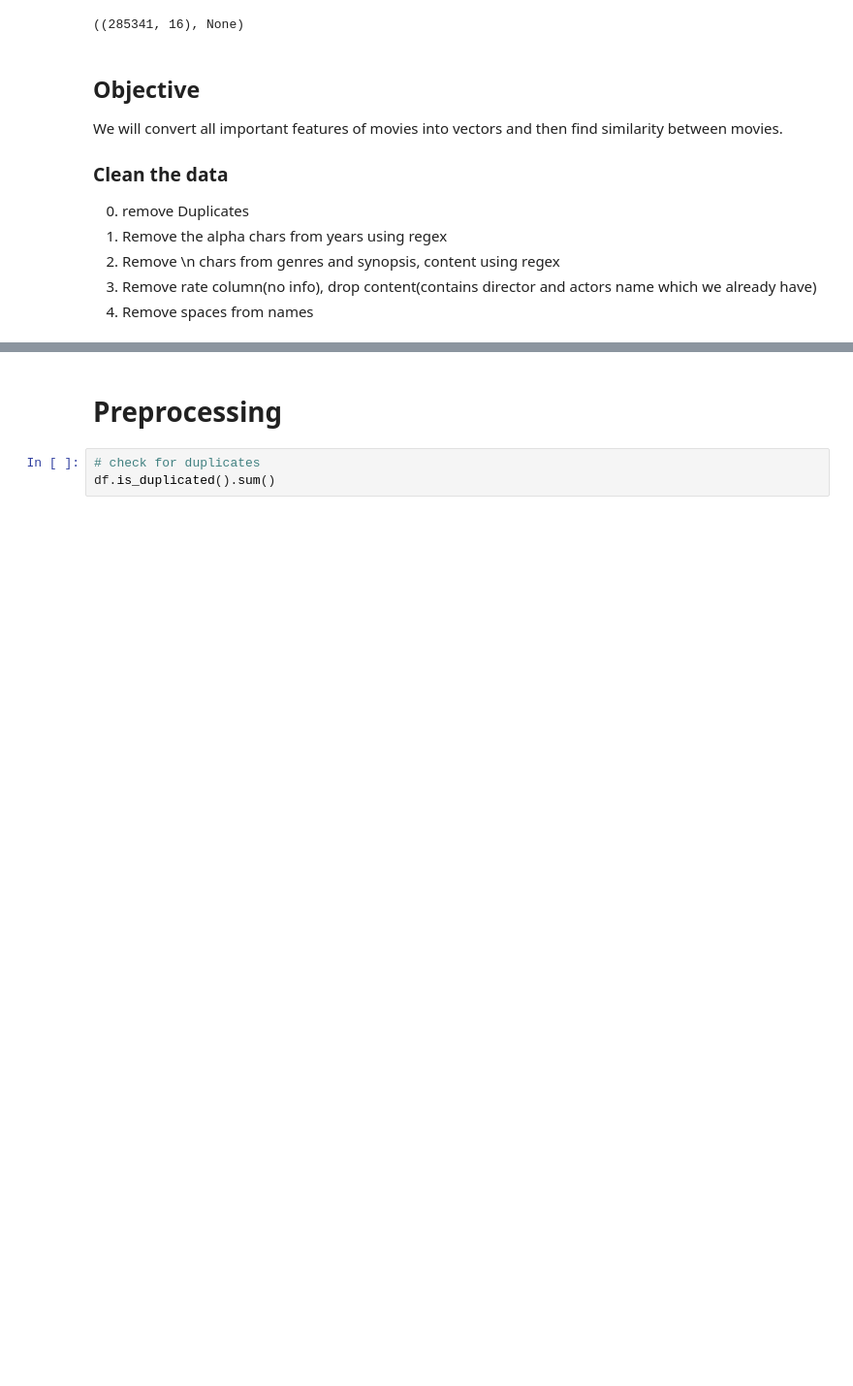
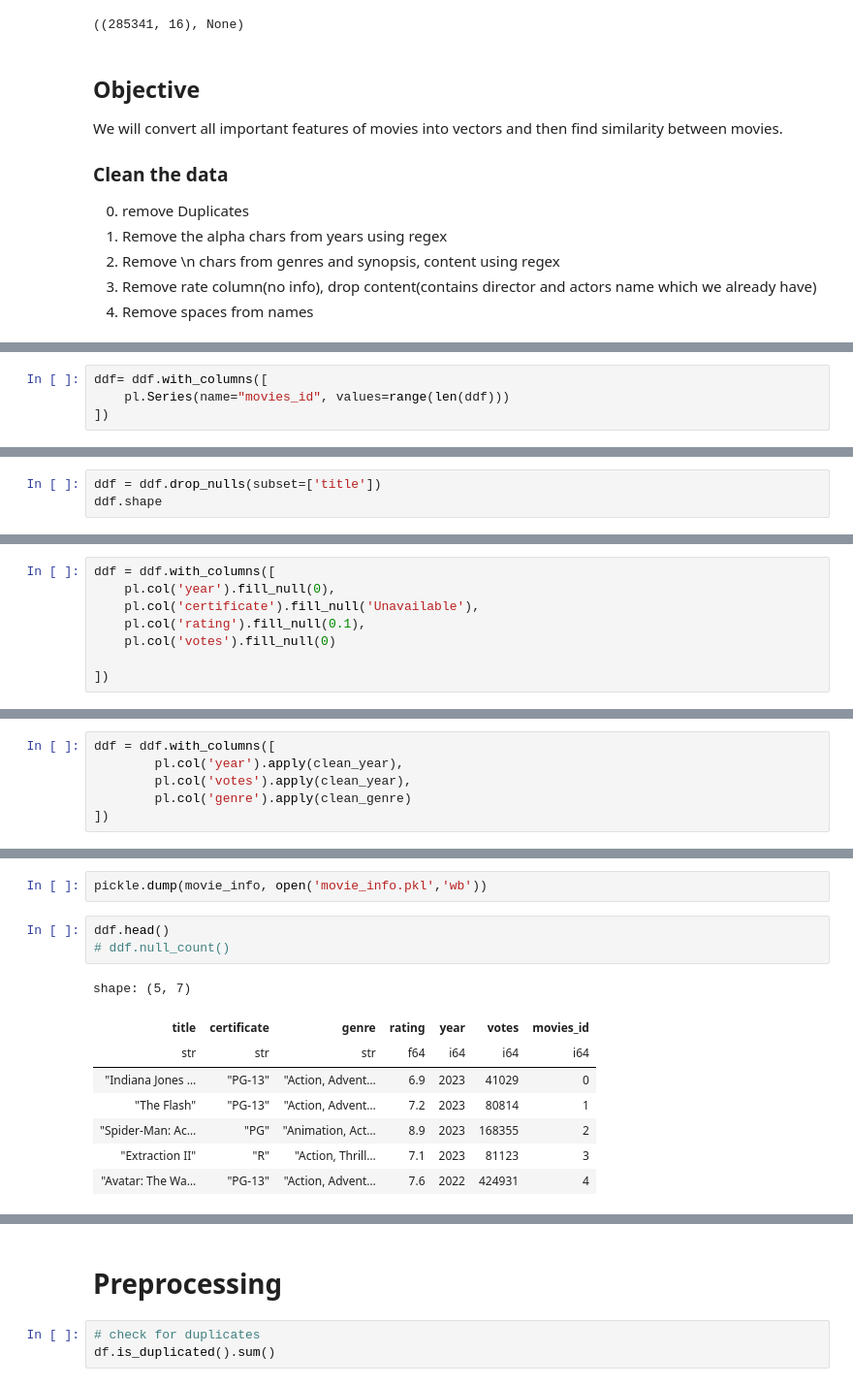
Before and after one commit to tikendraw/movie-recommender-system, a Jupyter notebook: movies-exploration.ipynb, the cells around one changed output, grey strips where cells are left out. Shown at 97% size. Cells and saved outputs as stored; diff of their text form; blank space fills up the shorter version.

```diff
--- a/movies-exploration.ipynb
+++ b/movies-exploration.ipynb
@@ -104,0 +149,4 @@ shape: (5, 16)
+# %%
+ddf= ddf.with_columns([
+    pl.Series(name="movies_id", values=range(len(ddf)))
+])
@@ -104,0 +171,3 @@ shape: (5, 16)
+# %%
+ddf = ddf.drop_nulls(subset=['title'])
+ddf.shape
@@ -104,0 +176,8 @@ shape: (5, 16)
+# %%
+ddf = ddf.with_columns([
+    pl.col('year').fill_null(0),
+    pl.col('certificate').fill_null('Unavailable'),
+    pl.col('rating').fill_null(0.1),
+    pl.col('votes').fill_null(0)
+
+])
@@ -104,0 +194,6 @@ shape: (5, 16)
+# %%
+ddf = ddf.with_columns([
+        pl.col('year').apply(clean_year),
+        pl.col('votes').apply(clean_year),
+        pl.col('genre').apply(clean_genre)
+])
@@ -104,0 +214,14 @@ shape: (5, 16)
+# %%
+pickle.dump(movie_info, open('movie_info.pkl','wb'))
+# %%
+ddf.head()
+# ddf.null_count()
+# %% [output]
+shape: (5, 7)
+| title | certificate | genre | rating | year | votes | movies_id |
+| str | str | str | f64 | i64 | i64 | i64 |
+| "Indiana Jones … | "PG-13" | "Action, Advent… | 6.9 | 2023 | 41029 | 0 |
+| "The Flash" | "PG-13" | "Action, Advent… | 7.2 | 2023 | 80814 | 1 |
+| "Spider-Man: Ac… | "PG" | "Animation, Act… | 8.9 | 2023 | 168355 | 2 |
+| "Extraction II" | "R" | "Action, Thrill… | 7.1 | 2023 | 81123 | 3 |
+| "Avatar: The Wa… | "PG-13" | "Action, Advent… | 7.6 | 2022 | 424931 | 4 |
```
Also changed, not shown: parts of 38 cells of this notebook, 8 other files.
